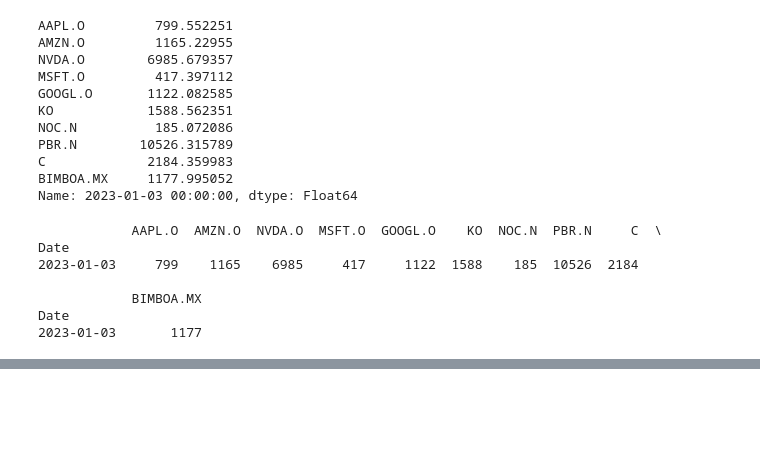
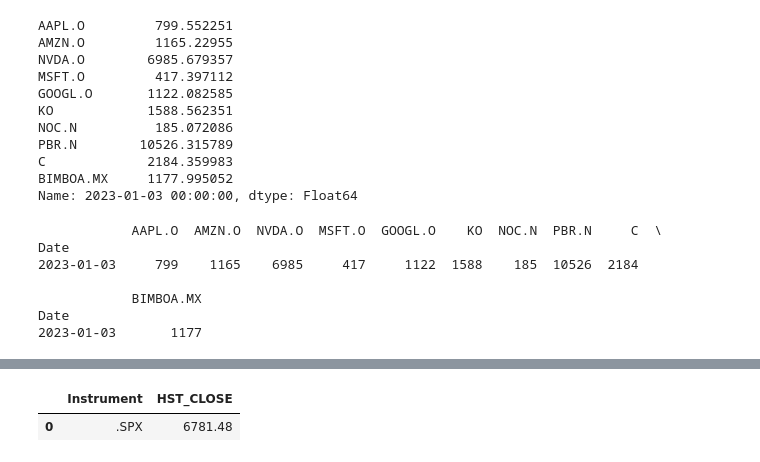
Before and after one commit to neftalivldz/finanzas_2026, a Jupyter notebook: 04_backtesting.ipynb, the cells around one changed output, grey strips where cells are left out. Saved outputs shown, nothing was run; the diff lists cells and outputs as text; code cells hidden in the pictures; blank space fills up the shorter version.

```diff
--- a/04_backtesting.ipynb
+++ b/04_backtesting.ipynb
@@ -271,0 +284,7 @@ pv[("portfolio_value", "total")].plot(title="Evolución del Portafolio", figsize
+# %%
+df_sp500 = ld.get_data(universe=".SPX", fields=["HST_CLOSE"],
+parameters={'SDate': '2023-01-01', 'EDate': '2026-03-11', 'Frq': 'D'})
+df_sp500
+# %% [output]
+|  | Instrument | HST_CLOSE |
+| 0 | .SPX | 6781.48 |
```
Also changed, not shown: parts of 12 cells of this notebook, 4 other files.
